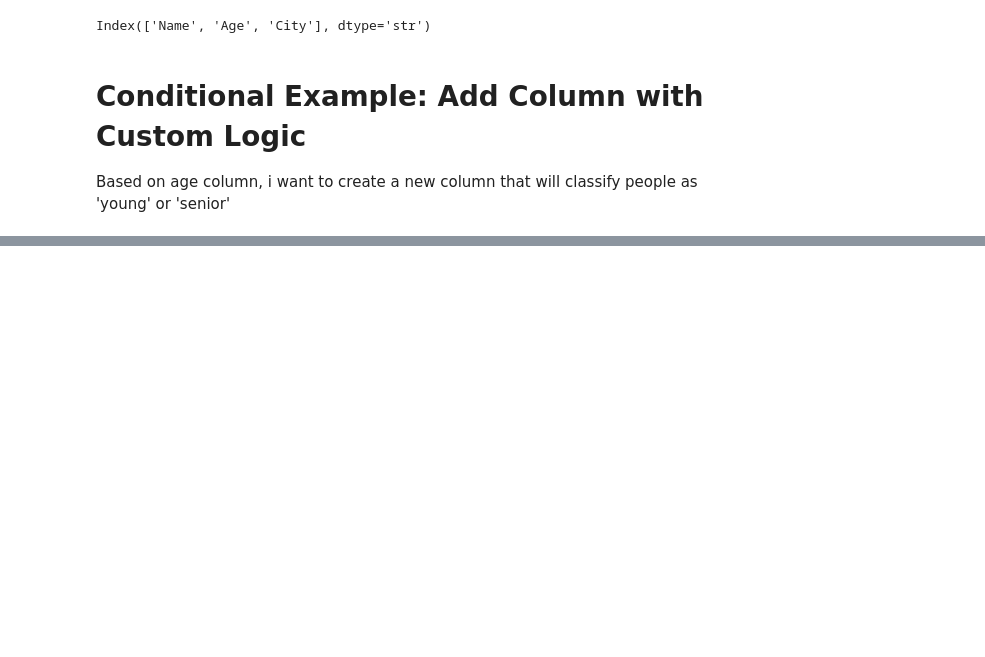
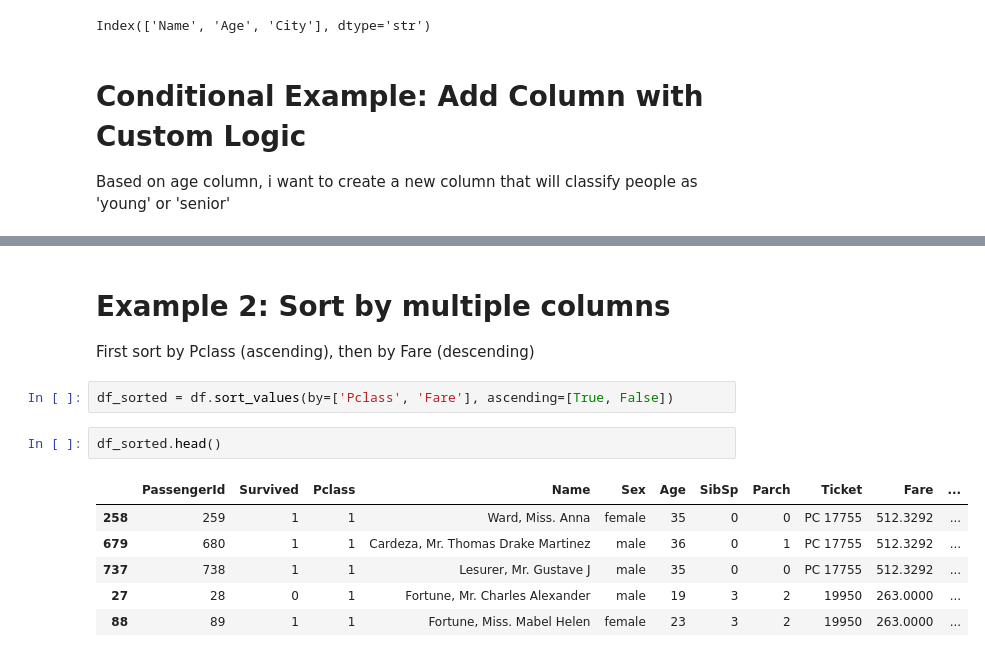
Before and after one commit to mpuppala789/UDS, a Jupyter notebook: 17-02-2026_Pandas/Pandas01.ipynb, the cells around one changed output, grey strips where cells are left out. Saved outputs shown, nothing was run; the diff lists cells and outputs as text; blank space fills up the shorter version.

```diff
--- a/17-02-2026_Pandas/Pandas01.ipynb
+++ b/17-02-2026_Pandas/Pandas01.ipynb
@@ -1214,0 +1494,15 @@ Based on age column, i want to create a new column that will classify people as
+# %% [markdown]
+# Example 2: Sort by multiple columns
+
+First sort by Pclass (ascending), then by Fare (descending)
+# %%
+df_sorted = df.sort_values(by=['Pclass', 'Fare'], ascending=[True, False])
+# %%
+df_sorted.head()
+# %% [output]
+|  | PassengerId | Survived | Pclass | Name | Sex | Age | SibSp | Parch | Ticket | Fare | ... |
+| 258 | 259 | 1 | 1 | Ward, Miss. Anna | female | 35 | 0 | 0 | PC 17755 | 512.3292 | ... |
+| 679 | 680 | 1 | 1 | Cardeza, Mr. Thomas Drake Martinez | male | 36 | 0 | 1 | PC 17755 | 512.3292 | ... |
+| 737 | 738 | 1 | 1 | Lesurer, Mr. Gustave J | male | 35 | 0 | 0 | PC 17755 | 512.3292 | ... |
+| 27 | 28 | 0 | 1 | Fortune, Mr. Charles Alexander | male | 19 | 3 | 2 | 19950 | 263.0000 | ... |
+| 88 | 89 | 1 | 1 | Fortune, Miss. Mabel Helen | female | 23 | 3 | 2 | 19950 | 263.0000 | ... |
```
Also changed, not shown: parts of 149 cells of this notebook.
